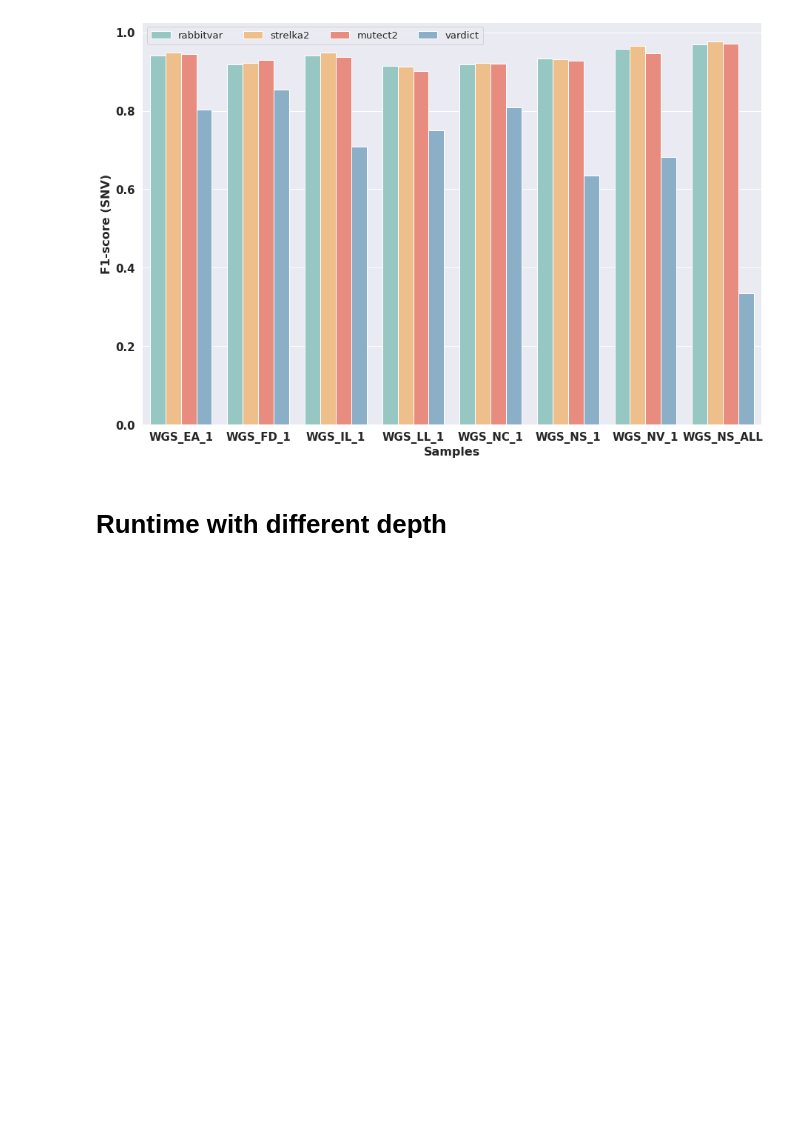
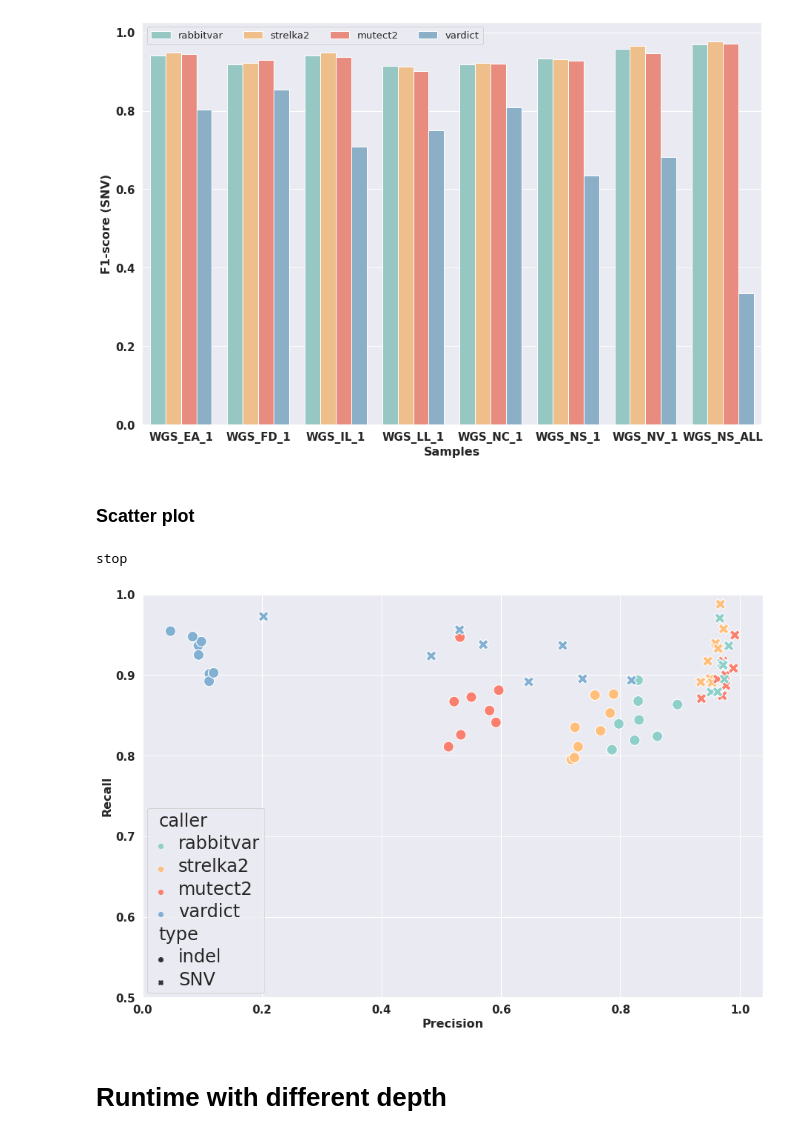
Before and after one commit to LeiHaoa/RabbitVar, a Jupyter notebook: RandomForest/Paper/ResultVisualization.ipynb, the cells around one changed output. Drawn from its saved outputs; the diff is of its cells as text; code cells hidden in the pictures; blank space fills up the shorter version.

```diff
--- a/RandomForest/Paper/ResultVisualization.ipynb
+++ b/RandomForest/Paper/ResultVisualization.ipynb
@@ -932,6 +934,53 @@ plt.yticks(fontsize = 15, weight = 'bold')
 plt.savefig('WGS_DIFF_SAMPLE_SNV.pdf', format='PDF')
 # %% [output]
 [figure]
+# %% [markdown]
+### Scatter plot
+# %%
+filename = "wgs_diff_sample.org"
+colors = ['#8ecfc9', '#ffbe7a', '#fa7f6f', '#82b0d2']
+#sns.palplot(sns.color_palette(colors))
+sns.set(font_scale = 1.2)
+data = pd_read_from_org_tbname(filename, 'indel')
+data['caller & data'] = data['caller & data'].str.strip()
+data['caller'] = data.apply(lambda x: x['caller & data'].split('_')[-1], axis = 1)
+data['Sample'] =  data.apply(lambda x: '_'.join(x['caller & data'].split('_')[:-1]), axis = 1)
+data['type'] = ['indel'] * len(data)
+plt.figure(figsize=(15, 10))
+
+# gfg = sns.scatterplot(x = 'precision', y = 'recall', hue = 'caller',  marker = 'o',
+#                   hue_order = ['rabbitvar', 'strelka2', 'mutect2', 'vardict'],
+#                       style = 'Sample',
+#                   data = data, palette= colors, s = 200)
+#gfg.legend()
+
+data2 = pd_read_from_org_tbname(filename, 'snv')
+data2['caller & data'] = data2['caller & data'].str.strip()
+data2['caller'] = data2.apply(lambda x: x['caller & data'].split('_')[-1], axis = 1)
+data2['Sample'] =  data2.apply(lambda x: '_'.join(x['caller & data'].split('_')[:-1]), axis = 1)
+data2['type'] = ['SNV'] * len(data)
+data = pd.concat([data, data2])
+gfg = sns.scatterplot(x = 'precision', y = 'recall', hue = 'caller',
+                  hue_order = ['rabbitvar', 'strelka2', 'mutect2', 'vardict'],
+                  style = 'type',
+                  data = data, palette= colors, s = 200)
+
+#gfg.legend(fontsize=40, prop={'weight': 'bold'})
+plt.setp(gfg.get_legend().get_texts(), fontsize='24')
+#plt.legend([],[], frameon=False)
+#gfg.set_ylim(0.0, 1.1)
+
+gfg.set_ylim(0.5, 1.0)
+# plt.legend(ncol=5)
+plt.xlabel("Precision", weight='bold' ,fontsize = 16)
+plt.ylabel("Recall", weight = 'bold', fontsize = 16)
+plt.xticks(fontsize = 15, weight = 'bold')
+plt.yticks(fontsize = 15, weight = 'bold')
+plt.show()
+#plt.savefig('WGS_DIFF_SAMPLE_SCATTER.pdf', format='PDF')
+# %% [output]
+stop
+[figure, added]
 # %% [markdown]
 # Runtime with different depth
 # %%
```
Also changed, not shown: parts of 1 cell of this notebook, 3 other files.
